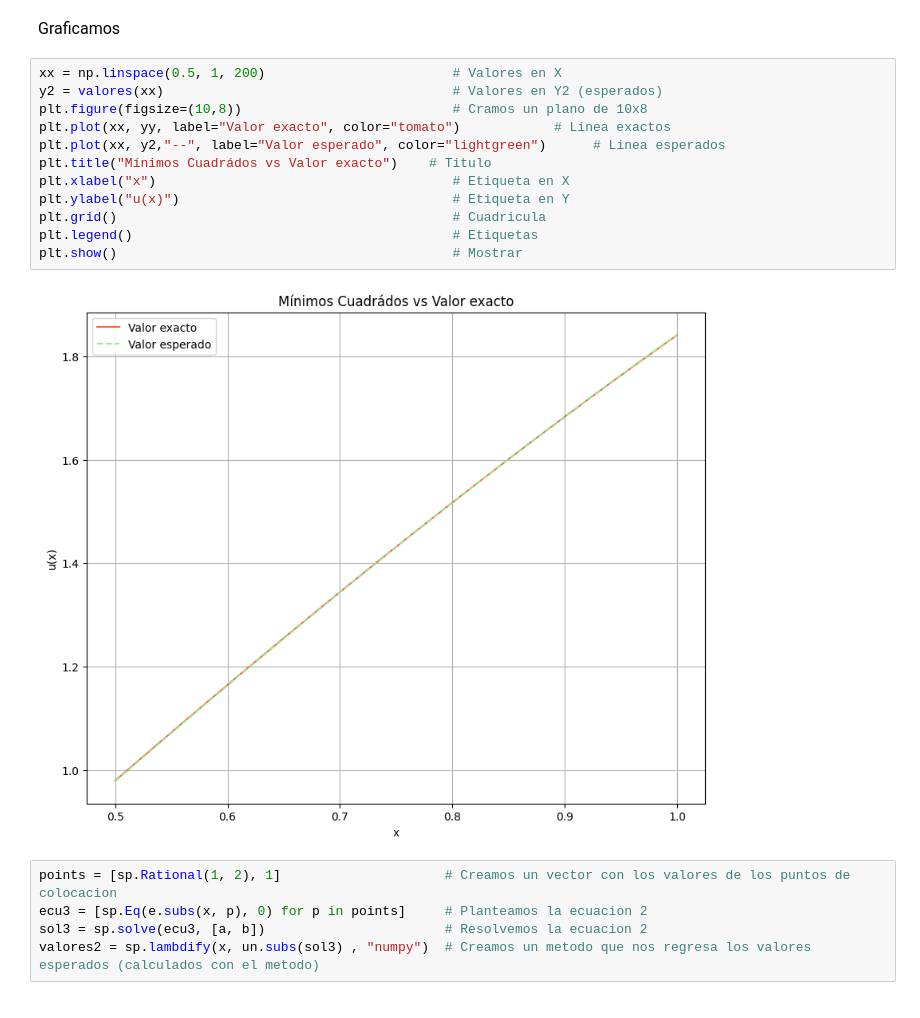
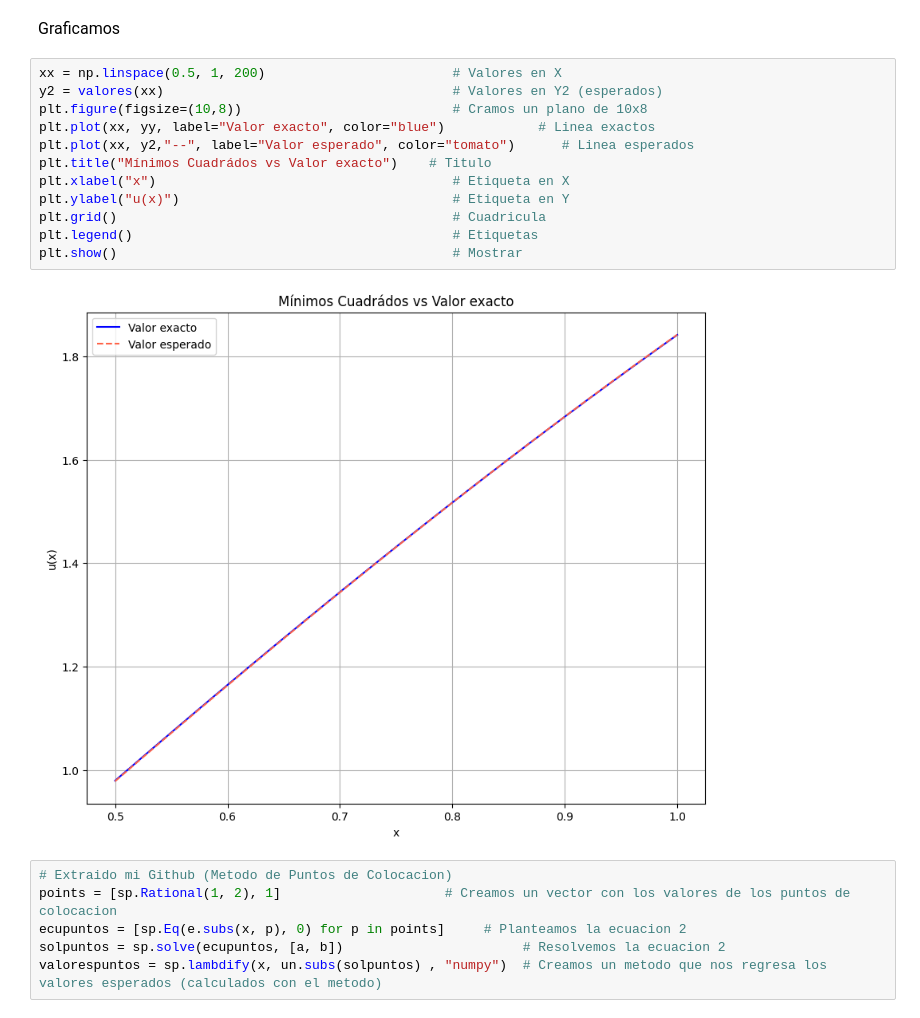
Before and after one commit to Lu1sV1rus/EDP, a Jupyter notebook: Método_de_Mínimos_Cuadrádos.ipynb, the cells around one changed output. Cells and saved outputs as stored; diff of their text form.

```diff
--- a/Método_de_Mínimos_Cuadrádos.ipynb
+++ b/Método_de_Mínimos_Cuadrádos.ipynb
@@ -182,21 +174,22 @@ valores = sp.lambdify(x, un.subs(sol2) , "numpy")    # Creamos un metodo que nos
 # %%
 xx = np.linspace(0.5, 1, 200)                        # Valores en X
 y2 = valores(xx)                                     # Valores en Y2 (esperados)
 plt.figure(figsize=(10,8))                           # Cramos un plano de 10x8
-plt.plot(xx, yy, label="Valor exacto", color="tomato")            # Linea exactos
-plt.plot(xx, y2,"--", label="Valor esperado", color="lightgreen")      # Linea esperados
+plt.plot(xx, yy, label="Valor exacto", color="blue")            # Linea exactos
+plt.plot(xx, y2,"--", label="Valor esperado", color="tomato")      # Linea esperados
 plt.title("Mínimos Cuadrádos vs Valor exacto")    # Titulo
 plt.xlabel("x")                                      # Etiqueta en X
 plt.ylabel("u(x)")                                   # Etiqueta en Y
 plt.grid()                                           # Cuadricula
 plt.legend()                                         # Etiquetas
 plt.show()                                           # Mostrar
 # %% [output]
-[figure, old version]
+[figure, new version]
 # %%
+# Extraido mi Github (Metodo de Puntos de Colocacion)
 points = [sp.Rational(1, 2), 1]                     # Creamos un vector con los valores de los puntos de colocacion
-ecu3 = [sp.Eq(e.subs(x, p), 0) for p in points]     # Planteamos la ecuacion 2
-sol3 = sp.solve(ecu3, [a, b])                       # Resolvemos la ecuacion 2
-valores2 = sp.lambdify(x, un.subs(sol3) , "numpy")  # Creamos un metodo que nos regresa los valores esperados (calculados con el metodo)
+ecupuntos = [sp.Eq(e.subs(x, p), 0) for p in points]     # Planteamos la ecuacion 2
+solpuntos = sp.solve(ecupuntos, [a, b])                       # Resolvemos la ecuacion 2
+valorespuntos = sp.lambdify(x, un.subs(solpuntos) , "numpy")  # Creamos un metodo que nos regresa los valores esperados (calculados con el metodo)
 # %%
 xx = np.linspace(0.5, 1, 200)                        # Valores en X
```
Also changed, not shown: parts of 8 cells of this notebook.
